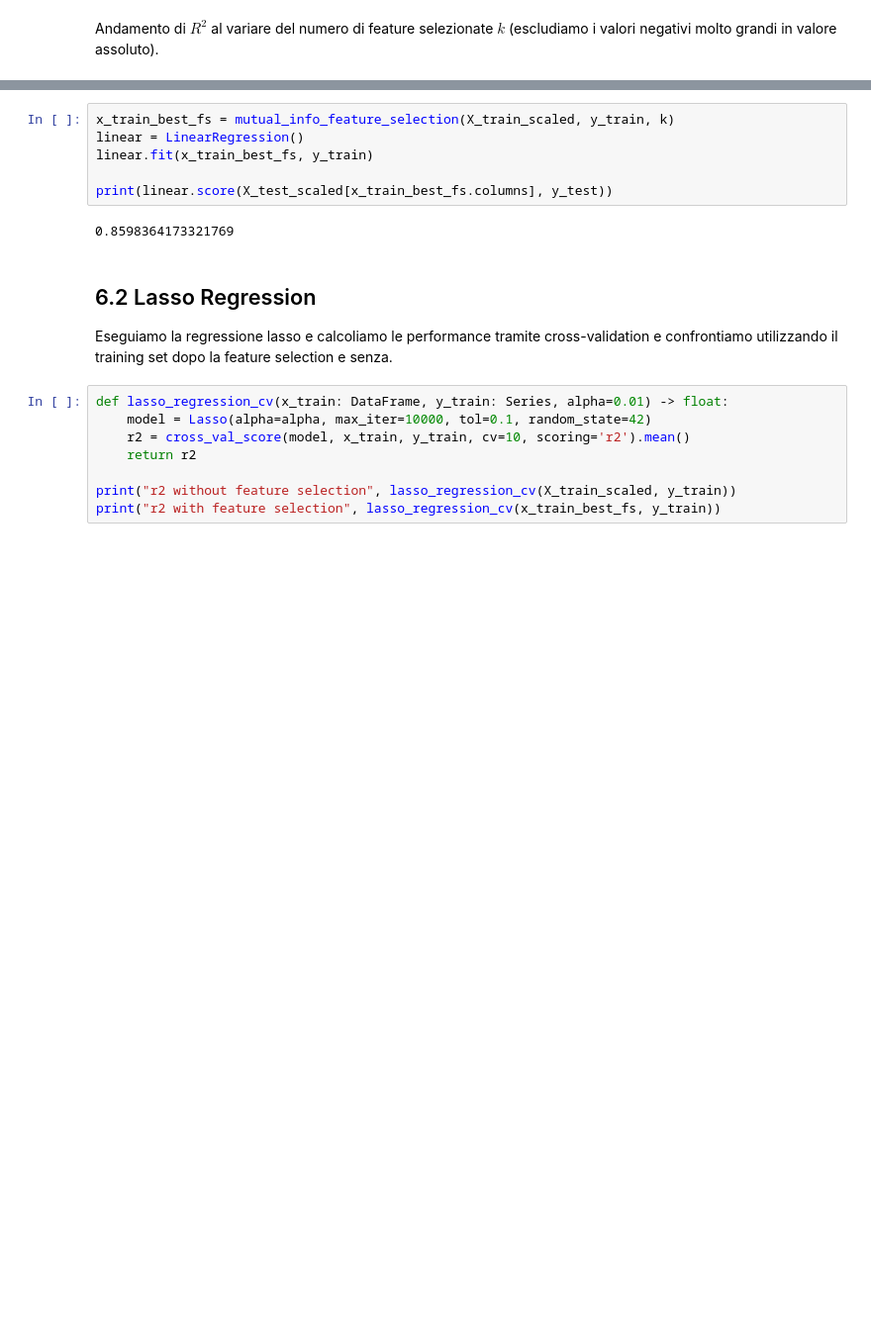
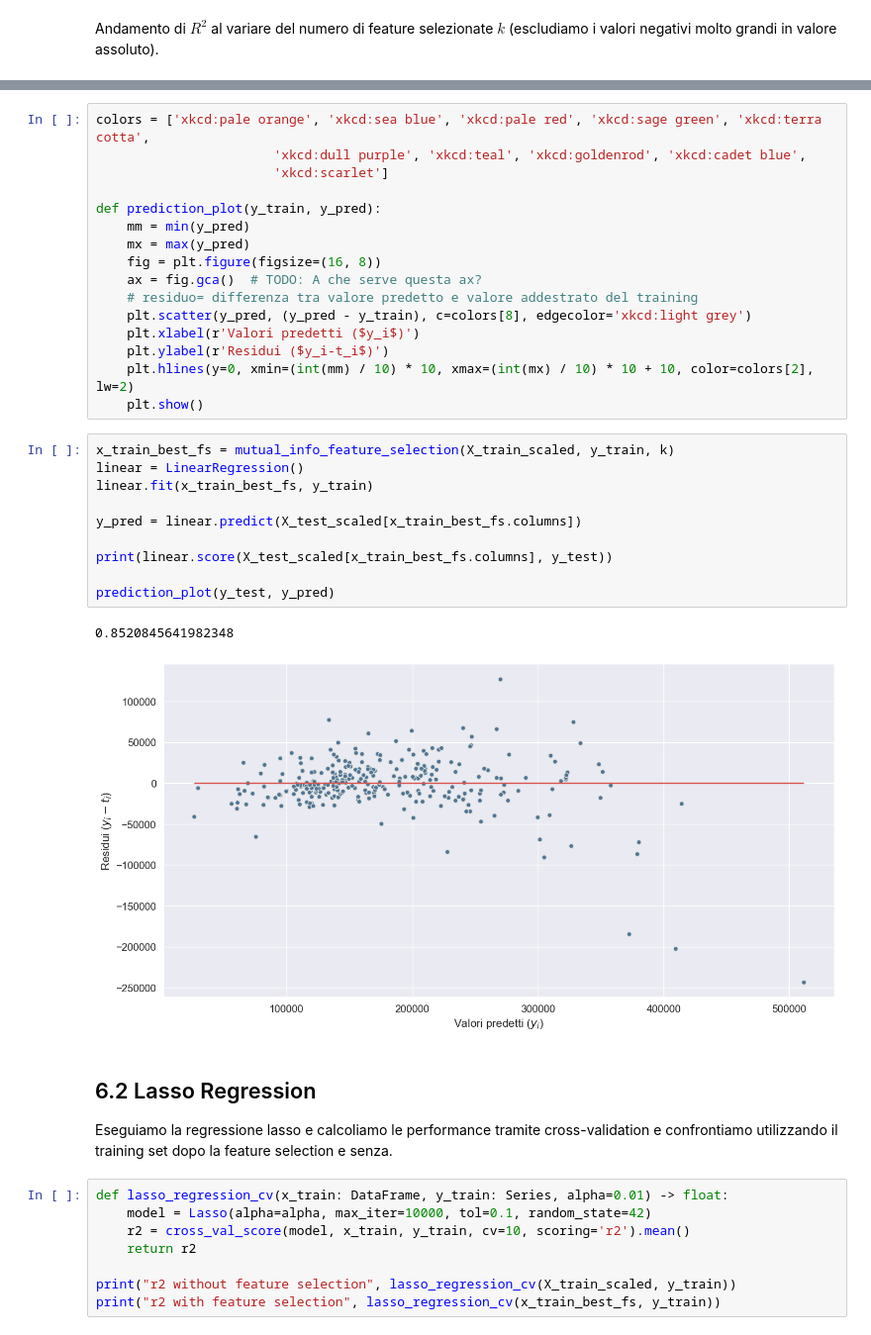
Before and after one commit to emelis-ptr/ProgettoML, a Jupyter notebook: code/notebook.ipynb, the cells around one changed output, grey strips where cells are left out. Shown at 99% size. Cells and saved outputs as stored; diff of their text form; blank space fills up the shorter version.

Commit message:
- Aggiunti plot per la differenza dei residui - Fix della ridge regression

```diff
--- a/code/notebook.ipynb
+++ b/code/notebook.ipynb
@@ -738,11 +739,32 @@ plot_scores(scores)
+# %%
+colors = ['xkcd:pale orange', 'xkcd:sea blue', 'xkcd:pale red', 'xkcd:sage green', 'xkcd:terra cotta',
+                       'xkcd:dull purple', 'xkcd:teal', 'xkcd:goldenrod', 'xkcd:cadet blue',
+                       'xkcd:scarlet']
+
+def prediction_plot(y_train, y_pred):
+    mm = min(y_pred)
+    mx = max(y_pred)
+    fig = plt.figure(figsize=(16, 8))
+    ax = fig.gca()  # TODO: A che serve questa ax?
+    # residuo= differenza tra valore predetto e valore addestrato del training
+    plt.scatter(y_pred, (y_pred - y_train), c=colors[8], edgecolor='xkcd:light grey')
+    plt.xlabel(r'Valori predetti ($y_i$)')
+    plt.ylabel(r'Residui ($y_i-t_i$)')
+    plt.hlines(y=0, xmin=(int(mm) / 10) * 10, xmax=(int(mx) / 10) * 10 + 10, color=colors[2], lw=2)
+    plt.show()
 # %%
 x_train_best_fs = mutual_info_feature_selection(X_train_scaled, y_train, k)
 linear = LinearRegression()
 linear.fit(x_train_best_fs, y_train)
 
+y_pred = linear.predict(X_test_scaled[x_train_best_fs.columns])
+
 print(linear.score(X_test_scaled[x_train_best_fs.columns], y_test))
+
+prediction_plot(y_test, y_pred)
 # %% [output]
-0.8598364173321769
+0.8520845641982348
+[figure, added]
 # %% [markdown]
 ## 6.2 Lasso Regression
 Eseguiamo la regressione lasso e calcoliamo le performance tramite cross-validation e confrontiamo utilizzando il training set dopo la feature selection e senza.
```
Also changed, not shown: parts of 11 cells of this notebook.
